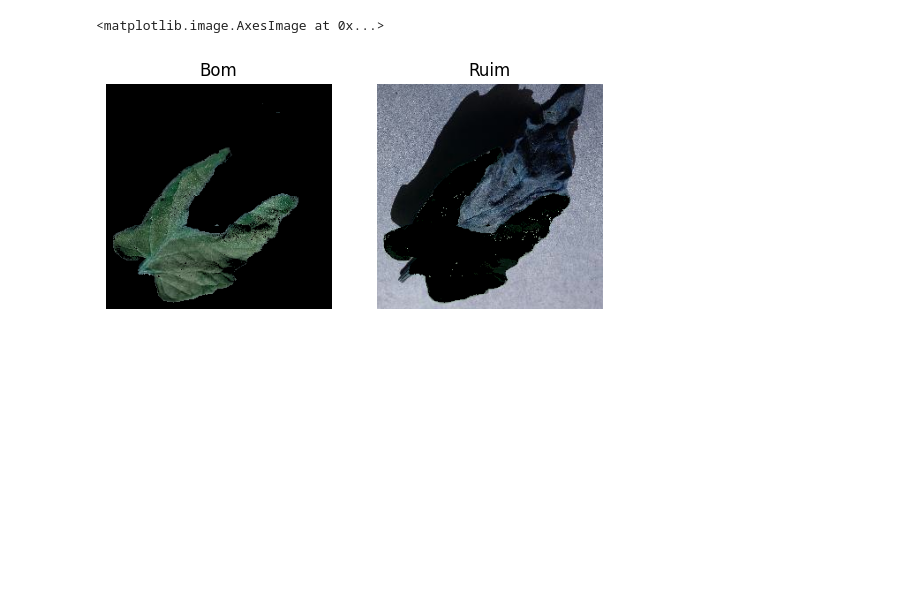
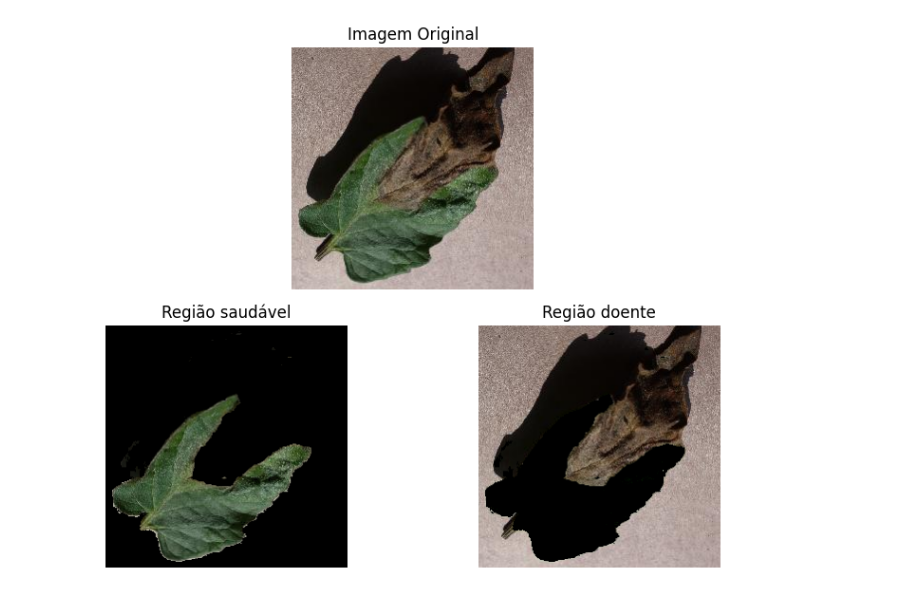
Before and after one commit to davi-studart/PDI_5, a Jupyter notebook: main.ipynb, the cells around one changed output. Saved outputs shown, nothing was run; the diff lists cells and outputs as text; code cells hidden in the pictures; blank space fills up the shorter version.

```diff
--- a/main.ipynb
+++ b/main.ipynb
@@ -42,29 +64,46 @@ plt.show()
 # %%
 # 1. Carregar imagem
 img = cv2.imread("projeto_2/img_folha_3.JPG")
 
 # 2. Converter para HSV (mais robusto p/ cor)
 hsv = cv2.cvtColor(img, cv2.COLOR_BGR2HSV)
 
 # 3. Definir faixa de cor (ex.: verde)
 # Ajuste esses valores conforme sua imagem
-lower = (25, 40, 40)
+lower = (25, 20, 20)
 upper = (70, 255, 230)
 # 4. Criar máscara binária
 mask = cv2.inRange(hsv, lower, upper)
 mask_inv = cv2.bitwise_not(mask)
 # 5. Aplicar máscara na imagem original (segmento colorido)
 bom = cv2.bitwise_and(img, img, mask=mask)
+bom = cv2.cvtColor(bom,cv2.COLOR_BGR2RGB)
 ruim = cv2.bitwise_and(img,img,mask=mask_inv)
-plt.subplot(1,2,1)
-plt.title("Bom")
-plt.axis("off")
-plt.imshow(bom)
+ruim = cv2.cvtColor(ruim,cv2.COLOR_BGR2RGB)
 
-plt.subplot(1,2,2)
-plt.axis("off")
-plt.title("Ruim")
-plt.imshow(ruim)
+fig = plt.figure(figsize=(8, 6))
+
+# Grid 2 linhas x 2 colunas
+gs = GridSpec(2, 2, figure=fig)
+
+
+ax_top = fig.add_subplot(gs[0,:])
+ax_top.imshow(cv2.cvtColor(img,cv2.COLOR_BGR2RGB))
+ax_top.set_axis_off()
+ax_top.set_title("Imagem Original")
+
+
+ax_botl = fig.add_subplot(gs[1,0])
+ax_botl.imshow(bom)
+ax_botl.set_axis_off()
+ax_botl.set_title("Região saudável")
+
+ax_botr = fig.add_subplot(gs[1,1])
+ax_botr.imshow(ruim)
+ax_botr.set_axis_off()
+ax_botr.set_title("Região doente")
+
+plt.tight_layout()
+plt.show()
 # %% [output]
-<matplotlib.image.AxesImage at 0x...>
-[figure, old version]
+[figure, new version]
```
Also changed, not shown: parts of 3 cells of this notebook.
